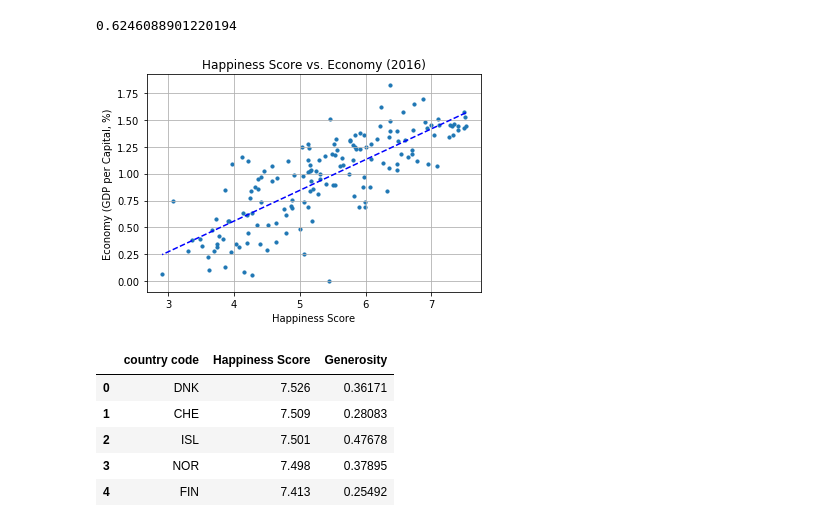
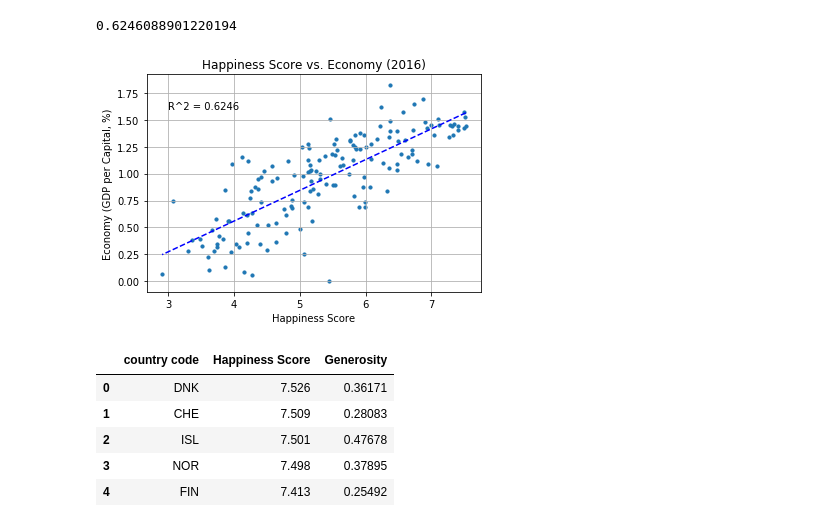
Before and after one commit to fionampg/projectofawesomeness, a Jupyter notebook: analysis/Fiona_happiness_analysis_charts.ipynb, the cells around one changed output. Cells and saved outputs as stored; diff of their text form; code cells hidden in the pictures.

Commit message:
added r^2 to scatter plots

```diff
--- a/analysis/Fiona_happiness_analysis_charts.ipynb
+++ b/analysis/Fiona_happiness_analysis_charts.ipynb
@@ -53,20 +53,20 @@ print(r_squared_economy)
 # %%
 #Create a scatter plot for Happiness score and Economy
 plt.scatter(df_richhappiness["Happiness Score"],df_richhappiness["Economy (GDP per Capita)"], marker = 'o', s=10)
 plt.plot(df_richhappiness["Happiness Score"], fit_economy, 'b--')
 #Format the chart
 plt.title("Happiness Score vs. Economy (2016)")
 plt.xlabel("Happiness Score")
 plt.ylabel("Economy (GDP per Capital, %)")
 plt.grid(True)
-
+plt.text(3, 1.6, 'R^2 = ' + str(round(r_squared_economy, 4)))
 #Save the chart
 plt.savefig("../outputs/Happiness_vs_Economy.png")
 
 #Show the chart
 plt.show()
 # %% [output]
-[figure, old version]
+[figure, new version]
 # %%
 df_generoushappiness = happiness_df[["country code","Happiness Score","Generosity",]]
 df_generoushappiness.head()
```
Also changed, not shown: parts of 5 cells of this notebook, 10 other files.
